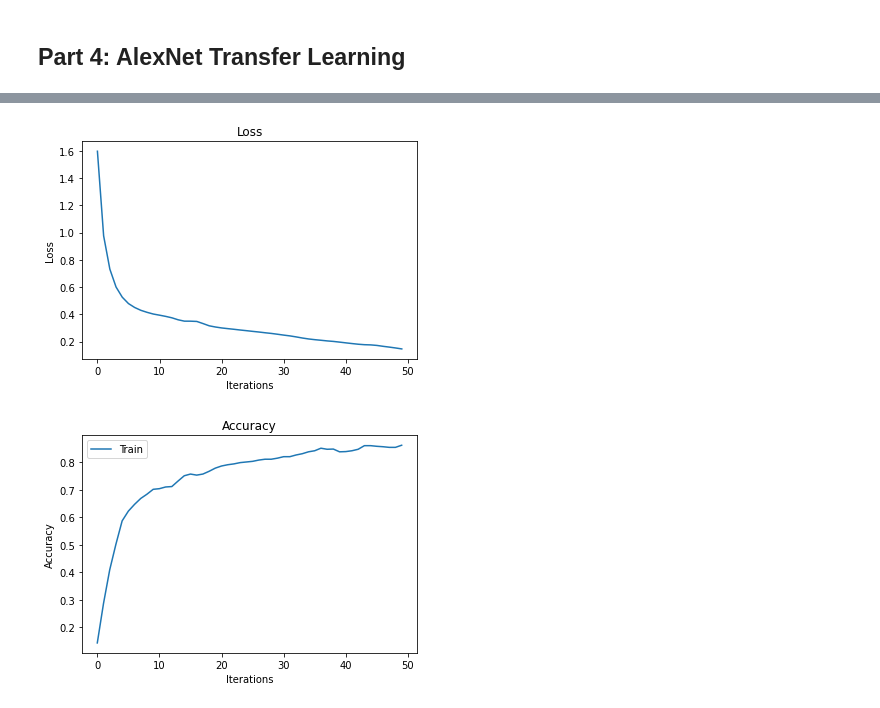
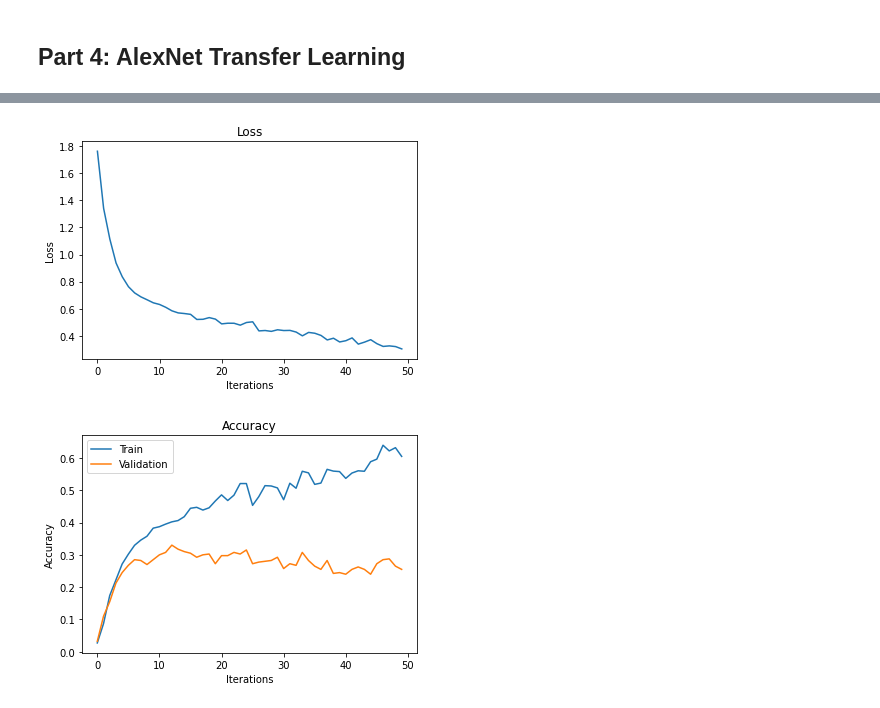
Before and after one commit to natanleung/APS360-captcha-bypass, a Jupyter notebook: alexnet.ipynb, the cells around one changed output, grey strips where cells are left out. Drawn from its saved outputs; the diff is of its cells as text; code cells hidden in the pictures.

Commit message:
Alphanumeric dataset / E2E model

```diff
--- a/alexnet.ipynb
+++ b/alexnet.ipynb
@@ -424,4 +457,4 @@ def train(model, x, y, batch_size=128, num_epochs=20, learning_rate=0.001):
     return losses, train_acc
 # %%
 model = CaptchaCNN()
-losses, train_acc = train(model, CNN_train, None, 100, 50, 1e-3)
+losses, train_acc, valid_acc = train_cnn(model, CNN_train, CNN_valid, 100, 50, 5e-3)
@@ -446,0 +483,17 @@ AlexNet_train = list(zip(imgs, labels))
+# %%
+import torchvision.models
+alexnet = torchvision.models.alexnet(pretrained=True)
+
+AlexNet_train, AlexNet_valid, AlexNet_test = [], [], []
+
+for images, labels in train:
+    AlexNet_train.append((getcharacterimages(images, False, imgsize=80), labels))
+AlexNet_train = AlexNet_train[:len(AlexNet_train)-1]
+
+for images, labels in valid:
+    AlexNet_valid.append((getcharacterimages(images, False, imgsize=80), labels))
+AlexNet_valid = AlexNet_valid[:len(AlexNet_valid)-1]
+
+for images, labels in test:
+    AlexNet_test.append((getcharacterimages(images, False, imgsize=80), labels))
+AlexNet_test = AlexNet_test[:len(AlexNet_test)-1]
@@ -493,16 +578,19 @@ def train_alexnet(model, x, y, batch_size=128, num_epochs=20, learning_rate=0.00
             optimizer.step()  # make the updates for each parameter
             optimizer.zero_grad()  # a clean up step for PyTorch
 
-            # save the current training information
+        # Save the current model (checkpoint) to a file
+        model_path = get_model_name(model.name, epoch, learning_rate=learning_rate)
+        torch.save(model.state_dict(), model_path)
+
+        # save the current training information
         iters.append(epoch)
         losses.append(float(loss))  # compute *average* loss
         captcha_acc, char_acc = get_accuracy_alexnet(model, train_loader)
-        print(f"char_acc = {char_acc}")
         train_acc.append(captcha_acc)  # compute training accuracy
         if y != None:
-            valid_acc.append(
-                get_accuracy_alexnet(model, valid_loader)[0]
-            )  # compute validation accuracy
+            captcha_acc, char_acc = get_accuracy_alexnet(model, valid_loader)  # compute validation accuracy
+            print(f"char_acc = {char_acc}")
+            valid_acc.append(captcha_acc)
         if y != None:
             print(
                 (
@@ -540,9 +628,9 @@ class AlexNetANNClassifier(nn.Module):
     def __init__(self):
         super(AlexNetANNClassifier, self).__init__()
         self.name = "AlexNetANNClassifier"
-        self.fc1 = nn.Linear(256, 128)
-        self.fc2 = nn.Linear(128, 128)
-        self.fc3 = nn.Linear(128, 10)
+        self.fc1 = nn.Linear(256, 64)
+        self.fc2 = nn.Linear(64, 64)
+        self.fc3 = nn.Linear(64, 36)
 
     def forward(self, img):
         x = img.view(-1, 256)
@@ -556,6 +644,5 @@ model = AlexNetANNClassifier()
 if torch.cuda.is_available():
     model.cuda()
 
-# print(len(AlexNet_train[0][0]))
-losses, train_acc = train_alexnet(model, AlexNet_train, None, 100, 50, 1e-3)
+losses, train_acc, valid_acc = train_alexnet(model, AlexNet_train, AlexNet_valid, 100, 50, 5e-3)
 # %% [output]
@@ -579,2 +666,2 @@ Epoch 50: Training accuracy: 0.8615384615384616
-[figure, old version]
+[figure, new version]
-[figure, old version]
+[figure, new version]
```
Also changed, not shown: parts of 21 cells of this notebook.
